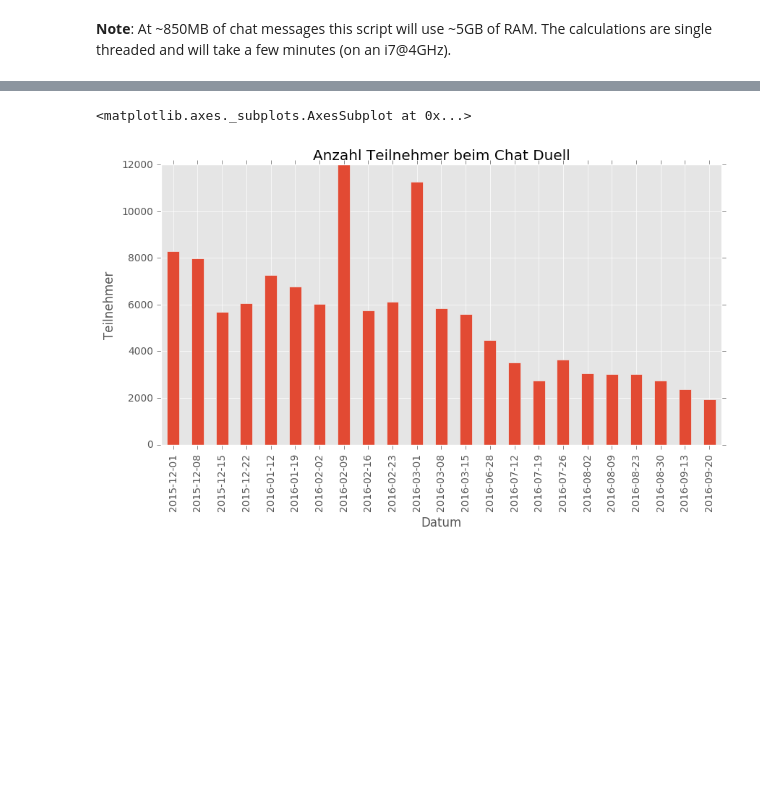
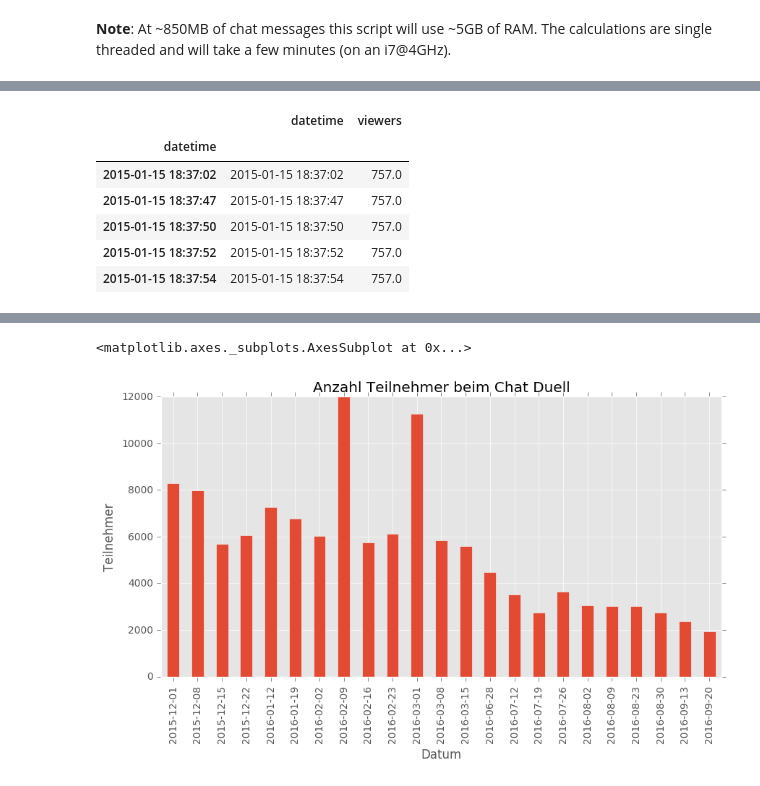
Before and after one commit to rbtvstats/rbtvstats, a Jupyter notebook: notebooks/chat_duell.ipynb, the cells around one changed output, grey strips where cells are left out. Cells and saved outputs as stored; diff of their text form; code cells hidden in the pictures; blank space fills up the shorter version.

```diff
--- a/notebooks/chat_duell.ipynb
+++ b/notebooks/chat_duell.ipynb
@@ -80,3 +83,49 @@ data.tail()
 | 2016-09-21 02:59:37 | 2016-09-21 02:59:37 | SkyStraver | @DMC05 bitte nicht q,q Du hast so... | 2016-09-21 | 02:59:37 | 2 |
 | 2016-09-21 02:59:57 | 2016-09-21 02:59:57 | HipHopGuru | Den hat er Jahrelang verkauft | 2016-09-21 | 02:59:57 | 2 |
 | 2016-09-21 02:59:59 | 2016-09-21 02:59:59 | niunOne | @DMC05 du machst immer so andeutu... | 2016-09-21 | 02:59:59 | 2 |
+# %%
+#live dataframe
+columns = ['datetime', 'viewers']
+live = pd.DataFrame({}, columns=columns)
+
+#read live files
+liveTmp = []
+timezoneLocal = timezone('Europe/Berlin')
+files = sorted(os.listdir(LIVE_DATA_DIRECTORY))
+for filename in files:
+    if filename.endswith('.csv'):
+        filepath = os.path.join(LIVE_DATA_DIRECTORY, filename)
+
+        #read file
+        openfile = open(filepath)
+        rawData = openfile.read()
+        openfile.close()
+
+        #process each datapoint
+        splitRawData = rawData.split('\n')
+        datapoints = []
+        for line in splitRawData:
+            split = line.split(',')
+            if len(split) == 2:
+                timestamp = split[0]
+                viewers = int(split[1])
+                datetimeObj = datetime.datetime.fromtimestamp(int(timestamp))
+                datapoints.append((datetimeObj, viewers))
+
+        live = live.append(pd.DataFrame(datapoints, columns=columns))
+
+#sort data
+live = live.sort_values(['datetime'], ascending=[True])
+
+#index
+live = live.set_index(live['datetime'])
+# %%
+live.head()
+# %% [output]
+|  | datetime | viewers |
+| datetime |  |  |
+| 2015-01-15 18:37:02 | 2015-01-15 18:37:02 | 757.0 |
+| 2015-01-15 18:37:47 | 2015-01-15 18:37:47 | 757.0 |
+| 2015-01-15 18:37:50 | 2015-01-15 18:37:50 | 757.0 |
+| 2015-01-15 18:37:52 | 2015-01-15 18:37:52 | 757.0 |
+| 2015-01-15 18:37:54 | 2015-01-15 18:37:54 | 757.0 |
```
Also changed, not shown: parts of 11 cells of this notebook.
